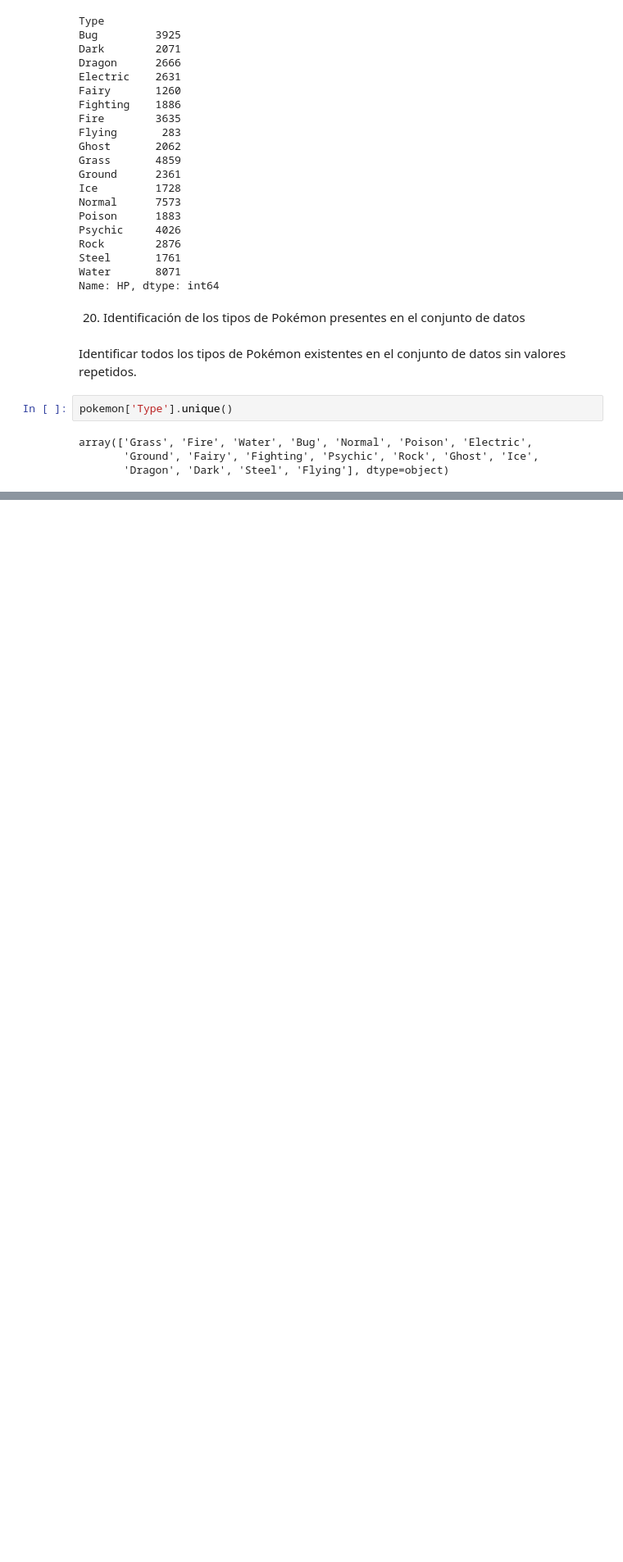
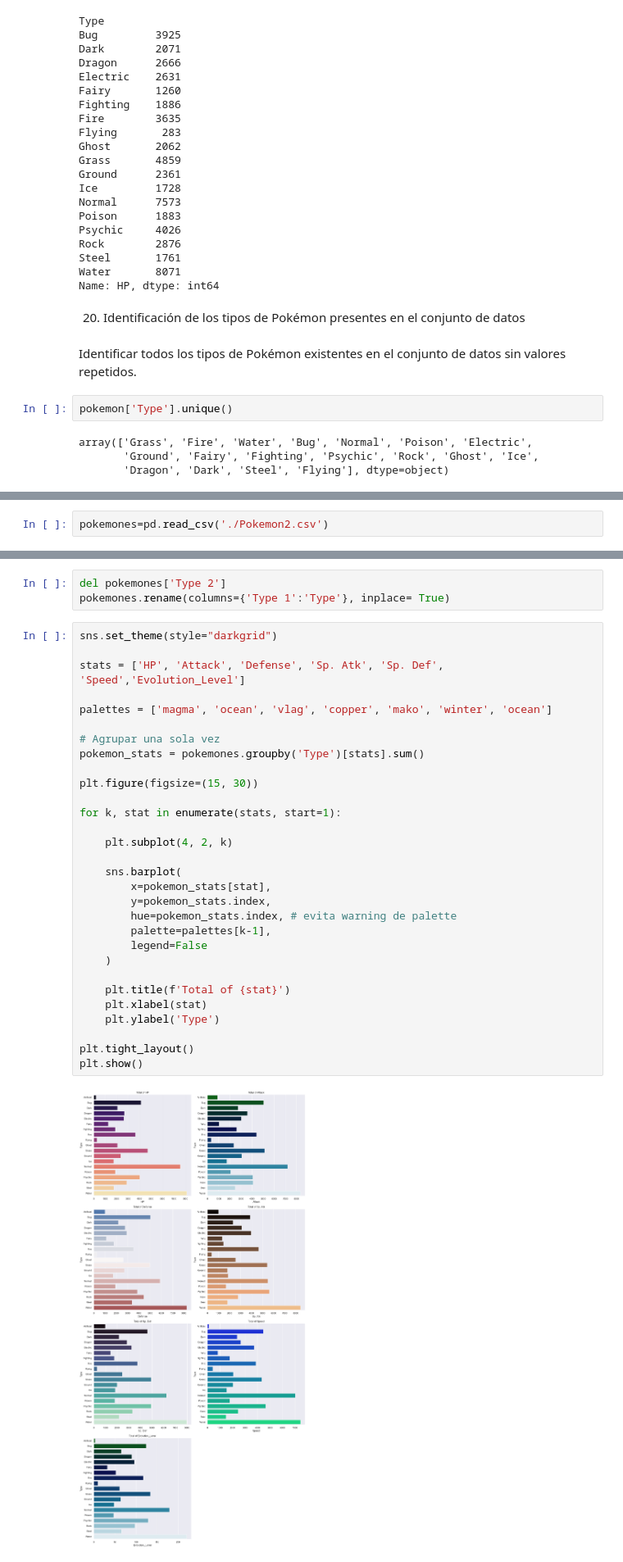
Before and after one commit to DevFntxy/ECBD_9A_IDGS_PRACTICAS_230892, a Jupyter notebook: Practica03/Practica03.ipynb, the cells around one changed output, grey strips where cells are left out. Shown at 82% size. Drawn from its saved outputs; the diff is of its cells as text; blank space fills up the shorter version.

```diff
--- a/Practica03/Practica03.ipynb
+++ b/Practica03/Practica03.ipynb
@@ -425,0 +496,2 @@ array(['Grass', 'Fire', 'Water', 'Bug', 'Normal', 'Poison', 'Electric',
+# %%
+pokemones=pd.read_csv('./Pokemon2.csv')
@@ -425,0 +516,35 @@ array(['Grass', 'Fire', 'Water', 'Bug', 'Normal', 'Poison', 'Electric',
+# %%
+del pokemones['Type 2']
+pokemones.rename(columns={'Type 1':'Type'}, inplace= True)
+# %%
+sns.set_theme(style="darkgrid")
+
+stats = ['HP', 'Attack', 'Defense', 'Sp. Atk', 'Sp. Def', 'Speed','Evolution_Level']
+
+palettes = ['magma', 'ocean', 'vlag', 'copper', 'mako', 'winter', 'ocean']
+
+# Agrupar una sola vez
+pokemon_stats = pokemones.groupby('Type')[stats].sum()
+
+plt.figure(figsize=(15, 30))
+
+for k, stat in enumerate(stats, start=1):
+
+    plt.subplot(4, 2, k)
+
+    sns.barplot(
+        x=pokemon_stats[stat],
+        y=pokemon_stats.index,
+        hue=pokemon_stats.index, # evita warning de palette
+        palette=palettes[k-1],
+        legend=False
+    )
+
+    plt.title(f'Total of {stat}')
+    plt.xlabel(stat)
+    plt.ylabel('Type')
+
+plt.tight_layout()
+plt.show()
+# %% [output]
+[figure, added]
```
Also changed, not shown: parts of 11 cells of this notebook, 1 other file.
